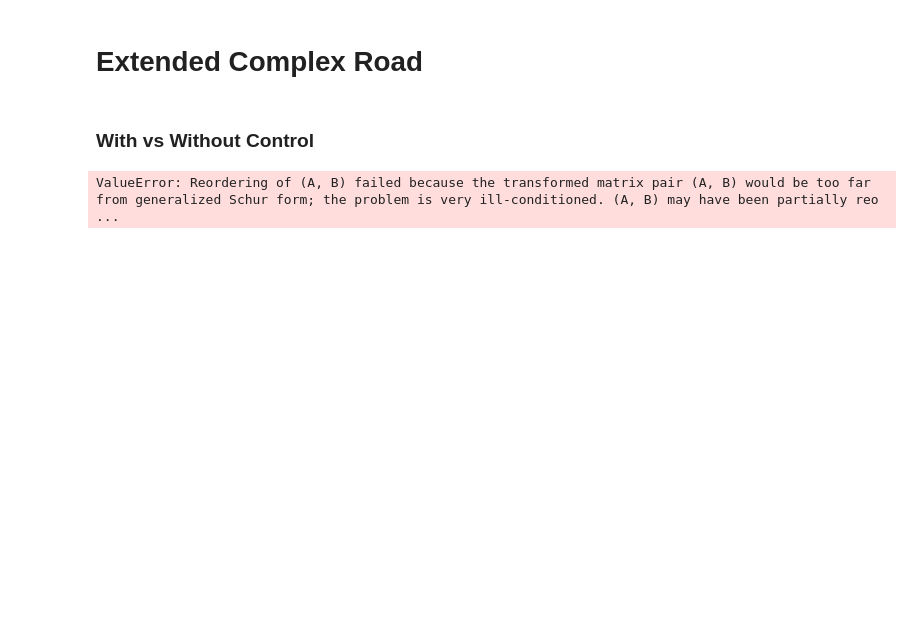
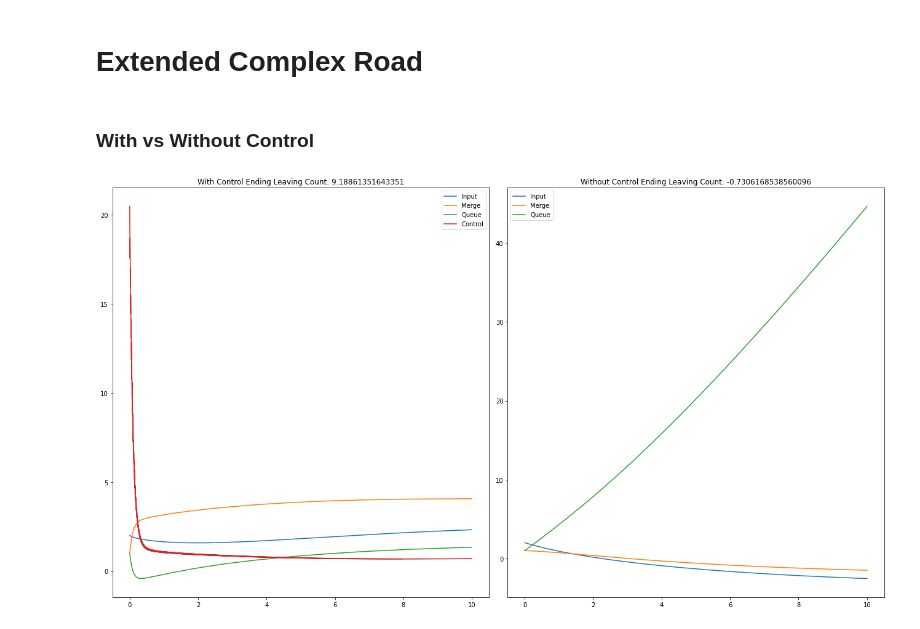
Before and after one commit to btrendler/v4_project_winter, a Jupyter notebook: ext_compl_rd.ipynb, the cells around one changed output. Cells and saved outputs as stored; diff of their text form; code cells hidden in the pictures; blank space fills up the shorter version.

Commit message:
Add code to compare control and uncontrolled onramps

```diff
--- a/ext_compl_rd.ipynb
+++ b/ext_compl_rd.ipynb
@@ -11,7 +11,7 @@ import importlib
 importlib.reload(ecr)
 
 # Setup initial conditions
-alpha = 10
+alpha = 1
 gamma = 2
 delta = 1
 beta = 4
@@ -31,7 +31,7 @@ merge_segment = ecr.MergeSegment(
     1.,
     ecr.ts(lambda c, n: (delta*c*(1-c/cap), delta - 2*delta*c/cap, 0)),
     ecr.ts(lambda c, q: (beta*(1-c/cap), -beta*c/cap, 0)),
-    ecr.ts(lambda c, q: (0,0,0))
+    # ecr.ts(lambda c, q: (0,0,0))
 )
 
 end_segment = ecr.EndSegment(
@@ -47,31 +47,44 @@ net_control.add(end_segment)
 # Setup initial conditions
 ni, mi, li = 2., 1.0, 0.
 init_roads = np.array([ni, mi, li])
 
 q1 = 1.
 init_queues = np.array([q1])
 
 t0, tf = 0, 10
 time_span = (t0, tf)
 num_intervals = 1000
 
 update_func = None
 
 # Calculate the solution
 roads, queues, control = net_control.multi_step(init_roads, init_queues, time_span, update_func, num_intervals)
 
+# Calculate the uncontrolled solution
+sol = net_control.uncontrolled_result(init_roads, init_queues, time_span)
+
+
 # Plot the results
 domain = np.linspace(t0, tf, 1001000)
+uncontrolled_solution = sol(domain)
 fig = plt.figure(figsize=(18,10))
 
+plt.subplot(121)
 plt.title(f"With Control Ending Leaving Count: {-roads[-1][-1]}")
 for i in range(2):
     plt.plot(domain, roads[i], label=["Input", "Merge"][i])
 plt.plot(domain, queues[0], label="Queue")
 plt.plot(domain, control[0], label="Control")
 plt.legend()
 
+plt.subplot(122)
+plt.title(f"Without Control Ending Leaving Count: {uncontrolled_solution[0][-1][-1]}")
+for i in range(2):
+    plt.plot(domain, uncontrolled_solution[0][i], label=["Input", "Merge"][i])
+plt.plot(domain, uncontrolled_solution[1][0], label="Queue")
+plt.legend()
+
 plt.tight_layout()
 plt.show()
 # %% [output]
-ValueError: Reordering of (A, B) failed because the transformed matrix pair (A, B) would be too far from generalized Schur form; the problem is very ill-conditioned. (A, B) may have been partially reo ...
+[figure, added]
```
Also changed, not shown: 1 other file.
